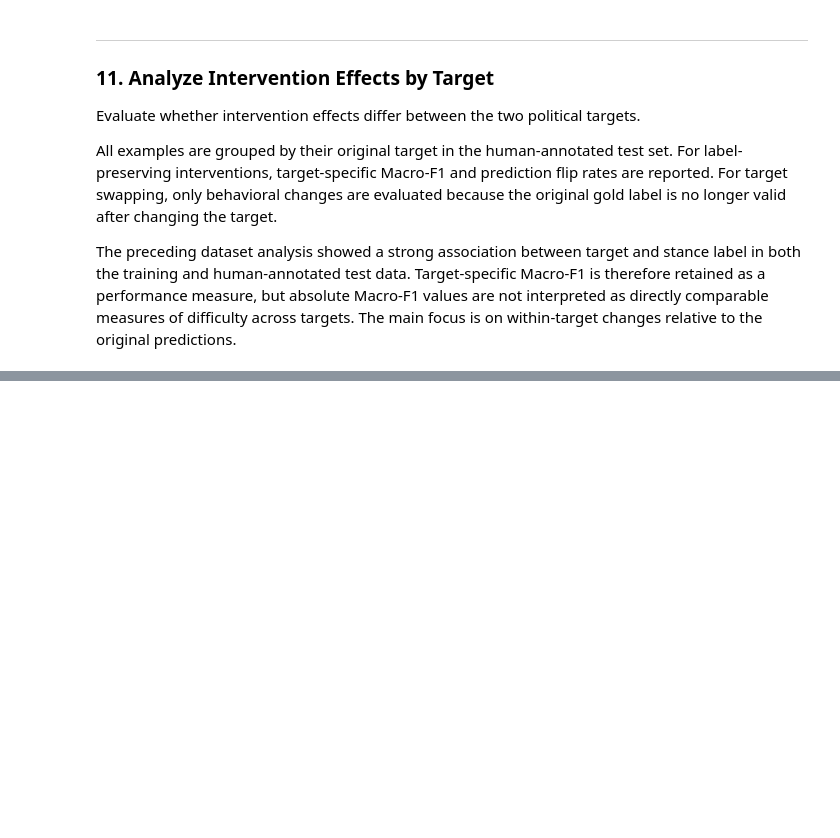
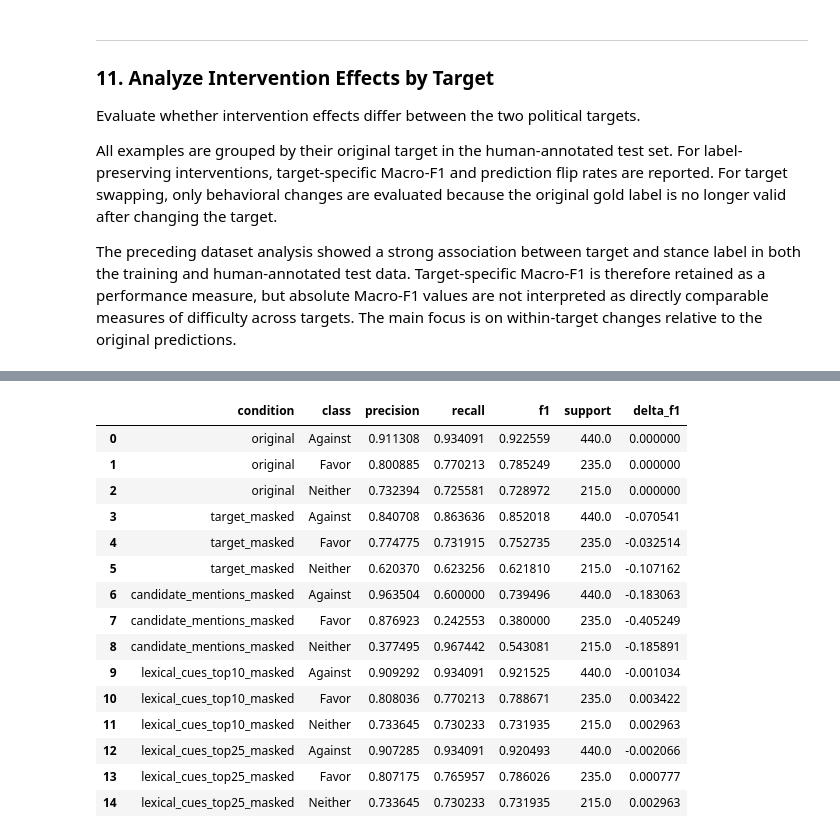
Before and after one commit to jakobtitz/political-stance-detection-analysis, a Jupyter notebook: notebooks/06_evaluation_input_interventions_roberta.ipynb, the cells around one changed output, grey strips where cells are left out. Drawn from its saved outputs; the diff is of its cells as text; code cells hidden in the pictures; blank space fills up the shorter version.

```diff
--- a/notebooks/06_evaluation_input_interventions_roberta.ipynb
+++ b/notebooks/06_evaluation_input_interventions_roberta.ipynb
@@ -866,0 +911,48 @@ target_results[
+# %%
+# Compute class-specific F1 changes relative to the original predictions
+original_class_f1 = (
+    class_results[
+        class_results["condition"] == "original"
+    ]
+    .set_index("class")["f1"]
+    .to_dict()
+)
+
+class_results["delta_f1"] = class_results.apply(
+    lambda row: (
+        row["f1"] - original_class_f1[row["class"]]
+    ),
+    axis=1,
+)
+# %%
+# Display only the main label-preserving interventions
+main_label_preserving_conditions = [
+    "original",
+    "target_masked",
+    "candidate_mentions_masked",
+    "lexical_cues_top10_masked",
+    "lexical_cues_top25_masked",
+]
+
+class_results[
+    class_results["condition"].isin(
+        main_label_preserving_conditions
+    )
+].reset_index(drop=True)
+# %% [output]
+|  | condition | class | precision | recall | f1 | support | delta_f1 |
+| 0 | original | Against | 0.911308 | 0.934091 | 0.922559 | 440.0 | 0.000000 |
+| 1 | original | Favor | 0.800885 | 0.770213 | 0.785249 | 235.0 | 0.000000 |
+| 2 | original | Neither | 0.732394 | 0.725581 | 0.728972 | 215.0 | 0.000000 |
+| 3 | target_masked | Against | 0.840708 | 0.863636 | 0.852018 | 440.0 | -0.070541 |
+| 4 | target_masked | Favor | 0.774775 | 0.731915 | 0.752735 | 235.0 | -0.032514 |
+| 5 | target_masked | Neither | 0.620370 | 0.623256 | 0.621810 | 215.0 | -0.107162 |
+| 6 | candidate_mentions_masked | Against | 0.963504 | 0.600000 | 0.739496 | 440.0 | -0.183063 |
+| 7 | candidate_mentions_masked | Favor | 0.876923 | 0.242553 | 0.380000 | 235.0 | -0.405249 |
+| 8 | candidate_mentions_masked | Neither | 0.377495 | 0.967442 | 0.543081 | 215.0 | -0.185891 |
+| 9 | lexical_cues_top10_masked | Against | 0.909292 | 0.934091 | 0.921525 | 440.0 | -0.001034 |
+| 10 | lexical_cues_top10_masked | Favor | 0.808036 | 0.770213 | 0.788671 | 235.0 | 0.003422 |
+| 11 | lexical_cues_top10_masked | Neither | 0.733645 | 0.730233 | 0.731935 | 215.0 | 0.002963 |
+| 12 | lexical_cues_top25_masked | Against | 0.907285 | 0.934091 | 0.920493 | 440.0 | -0.002066 |
+| 13 | lexical_cues_top25_masked | Favor | 0.807175 | 0.765957 | 0.786026 | 235.0 | 0.000777 |
+| 14 | lexical_cues_top25_masked | Neither | 0.733645 | 0.730233 | 0.731935 | 215.0 | 0.002963 |
```
Also changed, not shown: parts of 23 cells of this notebook.
